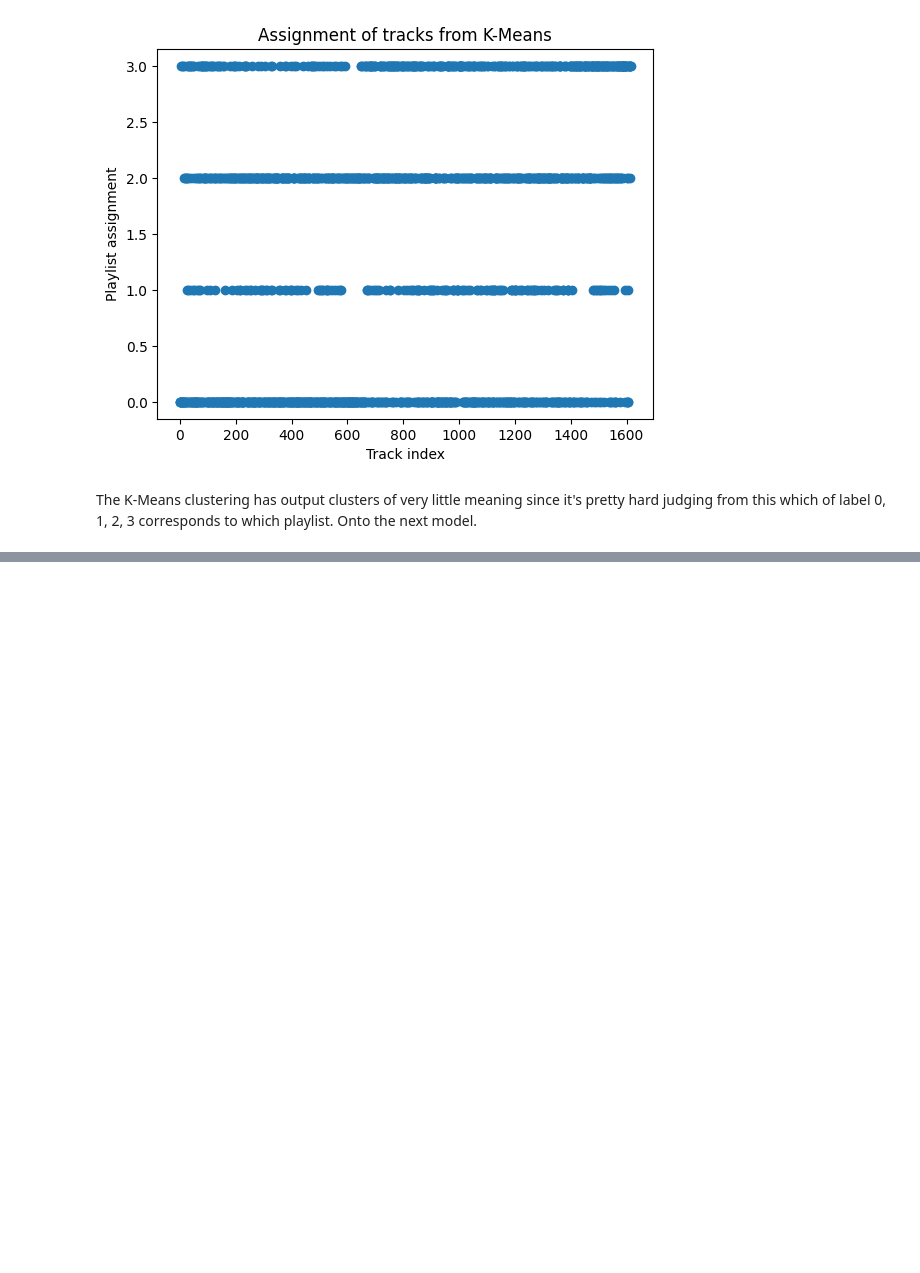
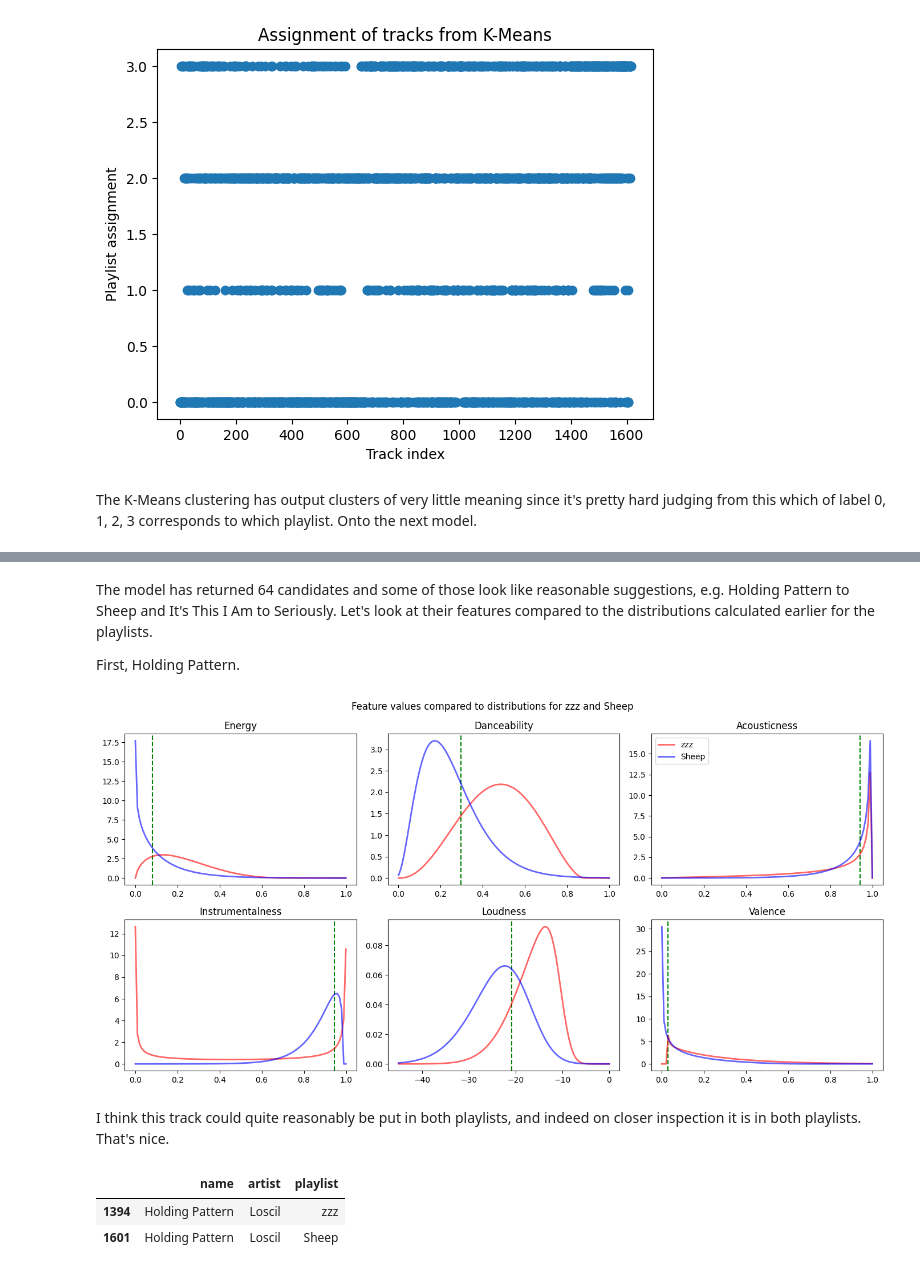
Before and after one commit to dbatten5/spauditify, a Jupyter notebook: poc.ipynb, the cells around one changed output, grey strips where cells are left out. Cells and saved outputs as stored; diff of their text form; code cells hidden in the pictures; blank space fills up the shorter version.

```diff
--- a/poc.ipynb
+++ b/poc.ipynb
@@ -843,0 +882,16 @@ The K-Means clustering has output clusters of very little meaning since it's pre
+# %% [markdown]
+The model has returned 64 candidates and some of those look like reasonable suggestions, e.g. Holding Pattern to Sheep and It's This I Am to Seriously. Let's look at their features compared to the distributions calculated earlier for the playlists.
+
+First, Holding Pattern.
+# %%
+plot_track_against_playlists(1394, "zzz", "Sheep")
+# %% [output]
+[figure, added]
+# %% [markdown]
+I think this track could quite reasonably be put in both playlists, and indeed on closer inspection it is in both playlists. That's nice.
+# %%
+all_df[all_df["name"] == "Holding Pattern"][["name", "artist", "playlist"]]
+# %% [output]
+|  | name | artist | playlist |
+| 1394 | Holding Pattern | Loscil | zzz |
+| 1601 | Holding Pattern | Loscil | Sheep |
```
Also changed, not shown: parts of 25 cells of this notebook, 3 other files.
